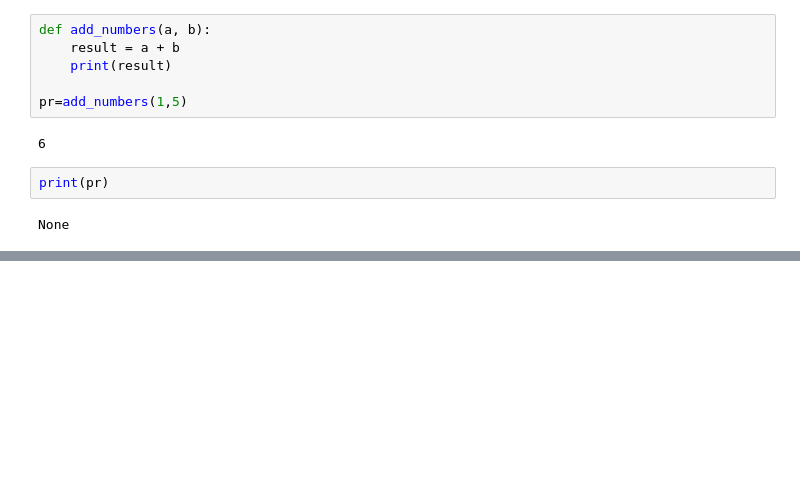
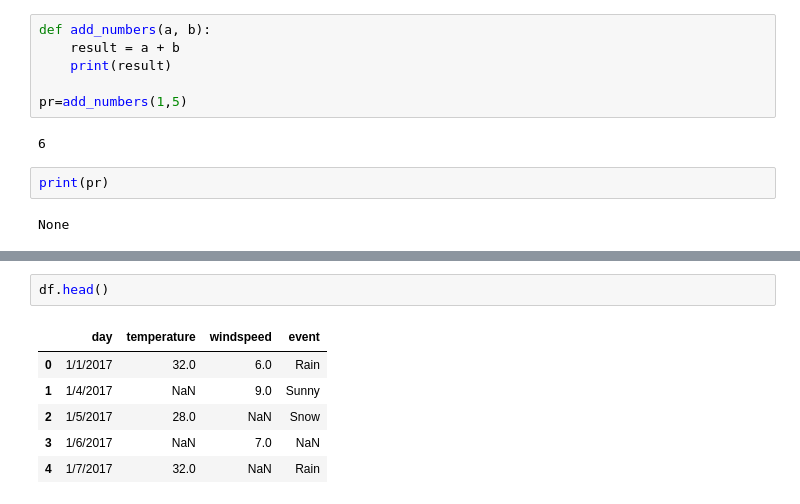
Before and after one commit to subsain/python_files, a Jupyter notebook: d5_d7/panda.ipynb, the cells around one changed output, grey strips where cells are left out. Saved outputs shown, nothing was run; the diff lists cells and outputs as text; blank space fills up the shorter version.

```diff
--- a/d5_d7/panda.ipynb
+++ b/d5_d7/panda.ipynb
@@ -378,0 +436,9 @@ None
+# %%
+df.head()
+# %% [output]
+|  | day | temperature | windspeed | event |
+| 0 | 1/1/2017 | 32.0 | 6.0 | Rain |
+| 1 | 1/4/2017 | NaN | 9.0 | Sunny |
+| 2 | 1/5/2017 | 28.0 | NaN | Snow |
+| 3 | 1/6/2017 | NaN | 7.0 | NaN |
+| 4 | 1/7/2017 | 32.0 | NaN | Rain |
```
Also changed, not shown: parts of 12 cells of this notebook.
